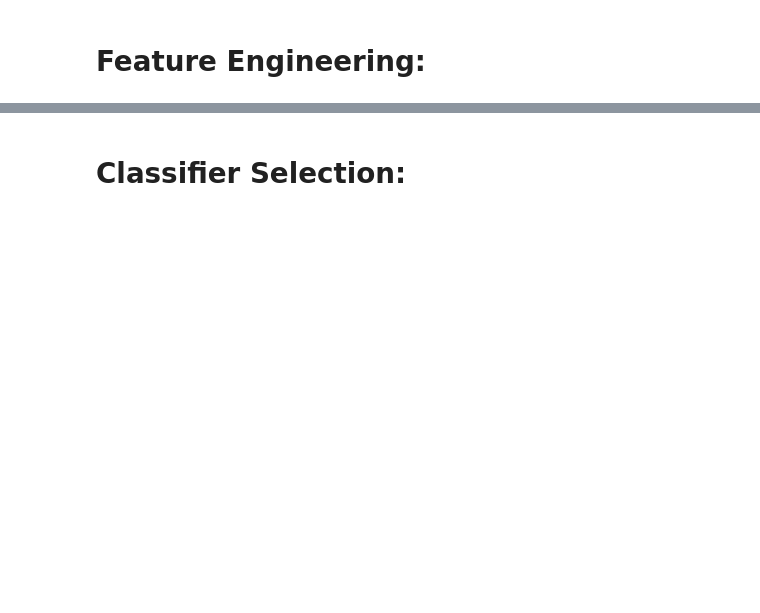
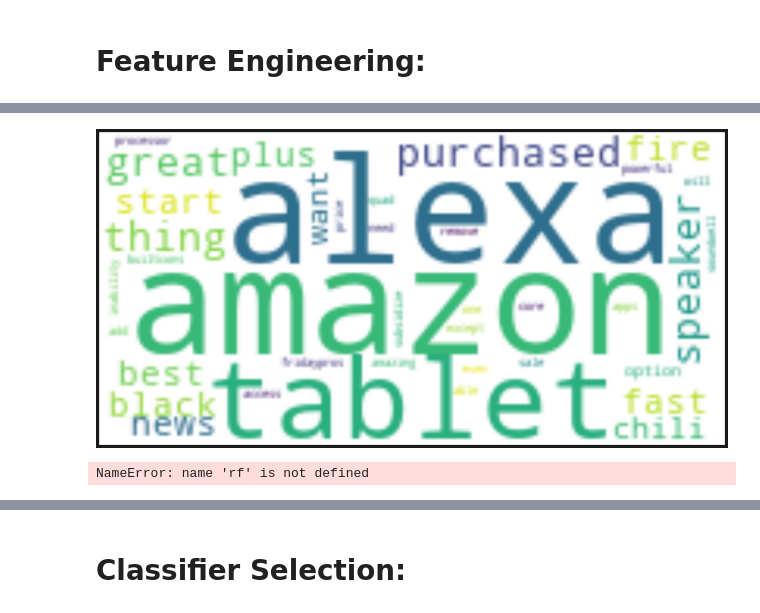
Before and after one commit to analysis86/Capstone-E-commerce, a Jupyter notebook: Jupyter Notebook/ Task 1 & 2_Class Imbalance Problem.ipynb, the cells around one changed output, grey strips where cells are left out. Drawn from its saved outputs; the diff is of its cells as text; code cells hidden in the pictures; blank space fills up the shorter version.

```diff
--- a/Jupyter Notebook/ Task 1 & 2_Class Imbalance Problem.ipynb
+++ b/Jupyter Notebook/ Task 1 & 2_Class Imbalance Problem.ipynb
@@ -297,0 +762,15 @@ from sklearn.metrics import accuracy_score
+# %%
+from wordcloud import WordCloud, STOPWORDS
+txt = train["reviews_text"].values
+wc = WordCloud(width=200, height=100, background_color="white", stopwords=STOPWORDS).generate(str(txt))
+fig = plt.figure(figsize=(20,20), facecolor='k', edgecolor='w')
+plt.imshow(wc, interpolation="bilinear")
+plt.axis("off")
+plt.tight_layout()
+plt.show()
+# %% [output]
+[figure, added]
+# %%
+rf
+# %% [output]
+NameError: name 'rf' is not defined
```
Also changed, not shown: parts of 103 cells of this notebook, 5 other files.
